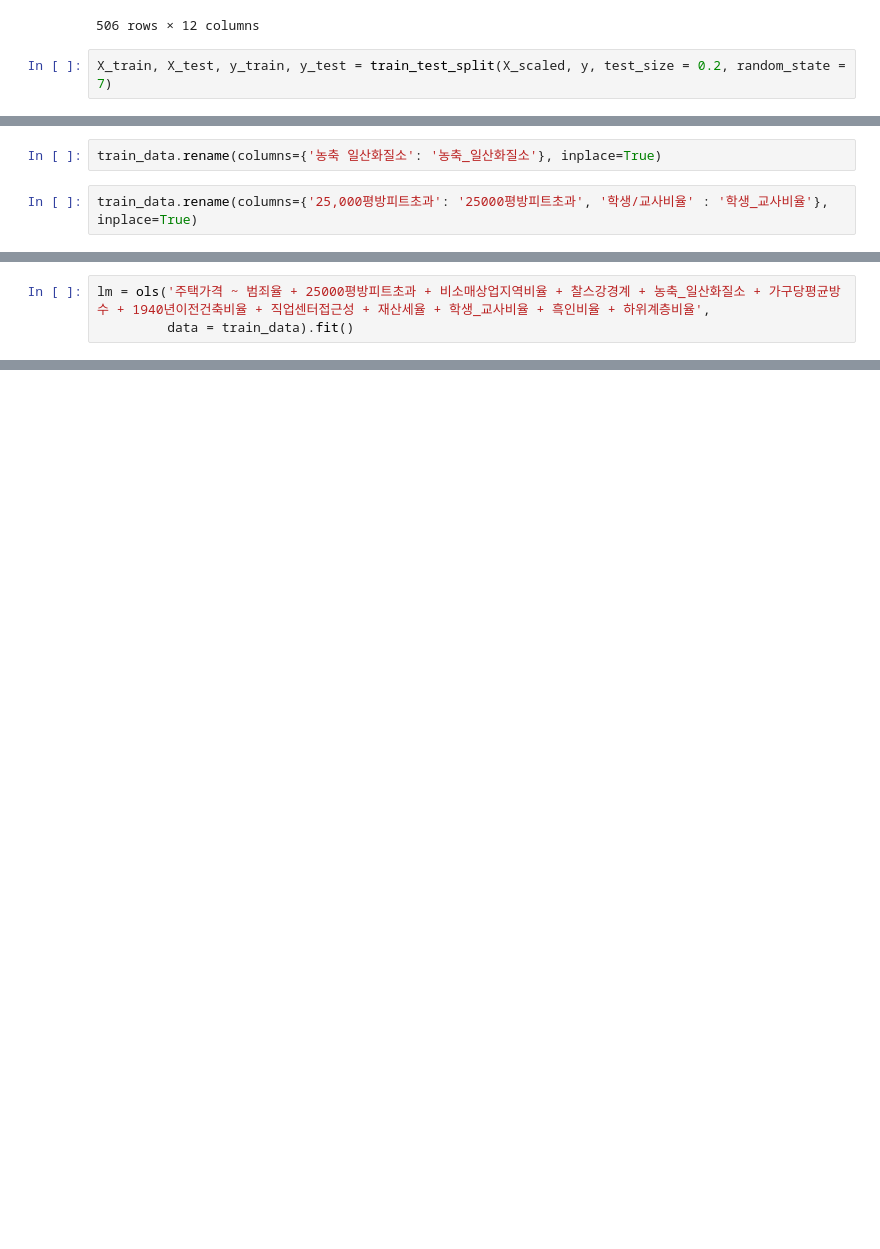
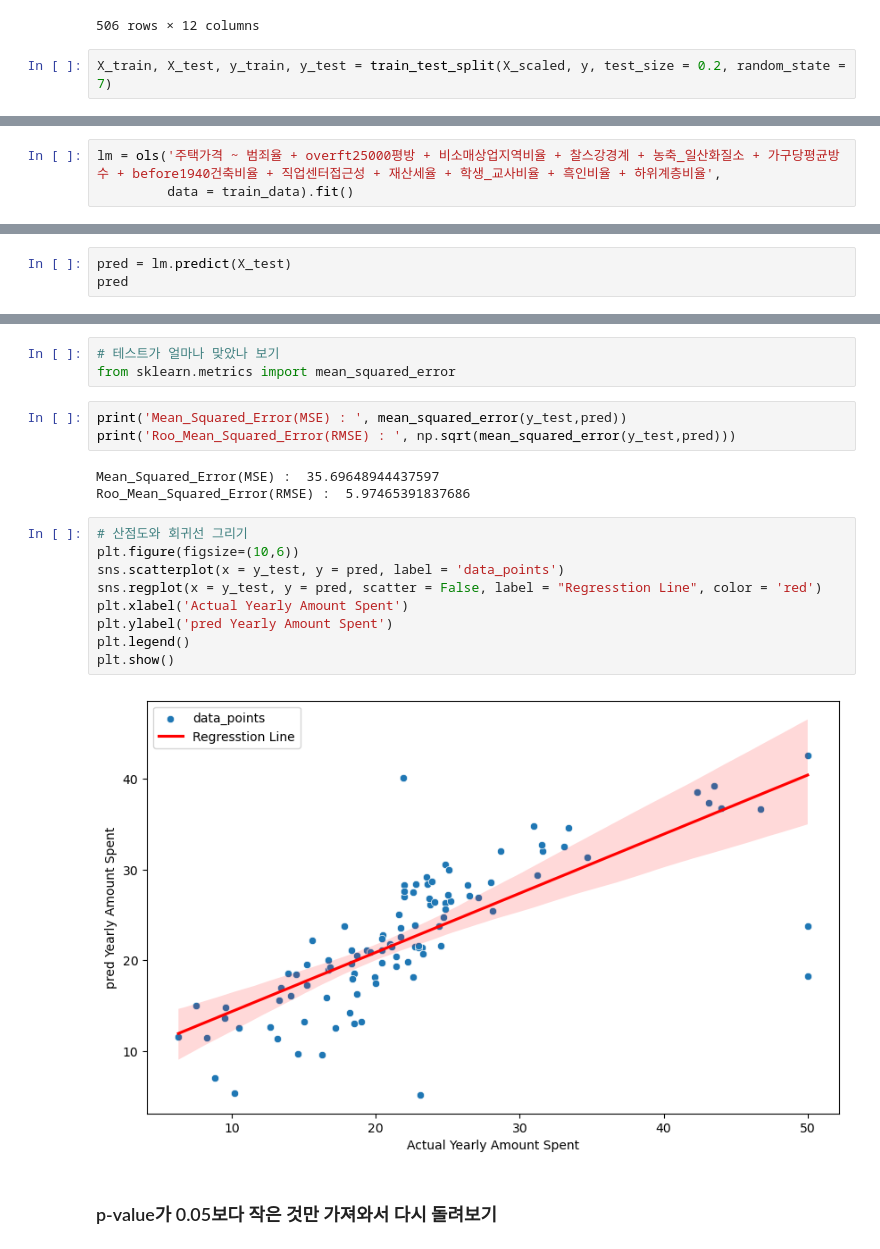
Before and after one commit to yusangsoo/Fintech_PM, a Jupyter notebook: 06_machine_learning/14_회귀분석_보스턴집값예측_라쏘_릿지_엘라스틱넷.ipynb, the cells around one changed output, grey strips where cells are left out. Cells and saved outputs as stored; diff of their text form; blank space fills up the shorter version.

```diff
--- a/06_machine_learning/14_회귀분석_보스턴집값예측_라쏘_릿지_엘라스틱넷.ipynb
+++ b/06_machine_learning/14_회귀분석_보스턴집값예측_라쏘_릿지_엘라스틱넷.ipynb
@@ -202,4 +206,0 @@ Index(['범죄율', '25,000평방피트초과', '비소매상업지역비율', '
-# %%
-train_data.rename(columns={'농축 일산화질소': '농축_일산화질소'}, inplace=True)
-# %%
-train_data.rename(columns={'25,000평방피트초과': '25000평방피트초과', '학생/교사비율' : '학생_교사비율'}, inplace=True)
@@ -222,3 +207,3 @@ train_data
 # %%
-lm = ols('주택가격 ~ 범죄율 + 25000평방피트초과 + 비소매상업지역비율 + 찰스강경계 + 농축_일산화질소 + 가구당평균방수 + 1940년이전건축비율 + 직업센터접근성 + 재산세율 + 학생_교사비율 + 흑인비율 + 하위계층비율',
+lm = ols('주택가격 ~ 범죄율 + overft25000평방 + 비소매상업지역비율 + 찰스강경계 + 농축_일산화질소 + 가구당평균방수 + before1940건축비율 + 직업센터접근성 + 재산세율 + 학생_교사비율 + 흑인비율 + 하위계층비율',
          data = train_data).fit()
@@ -228,0 +243,3 @@ train_data.columns = train_data.columns.str.replace(' ', '')
+# %%
+pred = lm.predict(X_test)
+pred
@@ -228,0 +259,22 @@ train_data.columns = train_data.columns.str.replace(' ', '')
+# %%
+# 테스트가 얼마나 맞았나 보기
+from sklearn.metrics import mean_squared_error
+# %%
+print('Mean_Squared_Error(MSE) : ', mean_squared_error(y_test,pred))
+print('Roo_Mean_Squared_Error(RMSE) : ', np.sqrt(mean_squared_error(y_test,pred)))
+# %% [output]
+Mean_Squared_Error(MSE) :  35.69648944437597
+Roo_Mean_Squared_Error(RMSE) :  5.97465391837686
+# %%
+# 산점도와 회귀선 그리기
+plt.figure(figsize=(10,6))
+sns.scatterplot(x = y_test, y = pred, label = 'data_points')
+sns.regplot(x = y_test, y = pred, scatter = False, label = "Regresstion Line", color = 'red')
+plt.xlabel('Actual Yearly Amount Spent')
+plt.ylabel('pred Yearly Amount Spent')
+plt.legend()
+plt.show()
+# %% [output]
+[figure, added]
+# %% [markdown]
+### p-value가 0.05보다 작은 것만 가져와서 다시 돌려보기
```
Also changed, not shown: parts of 11 cells of this notebook.
